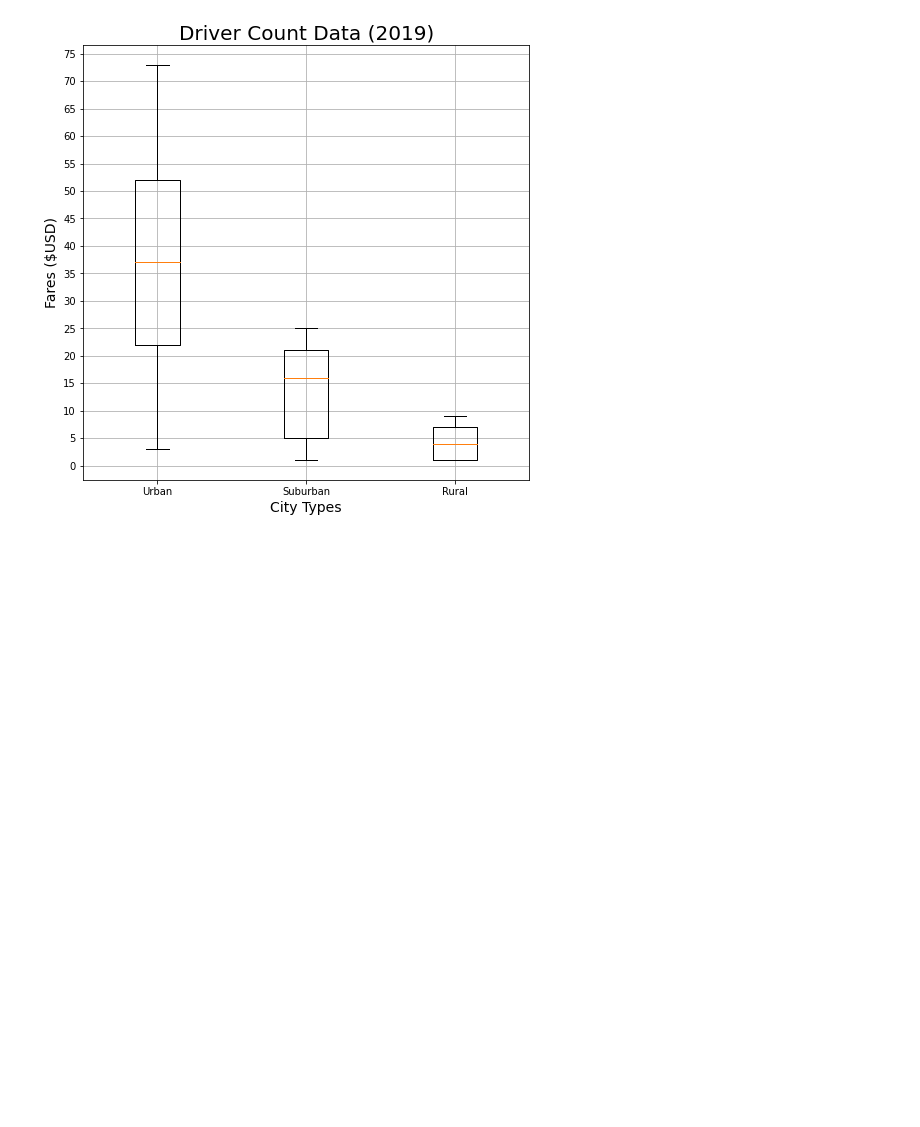
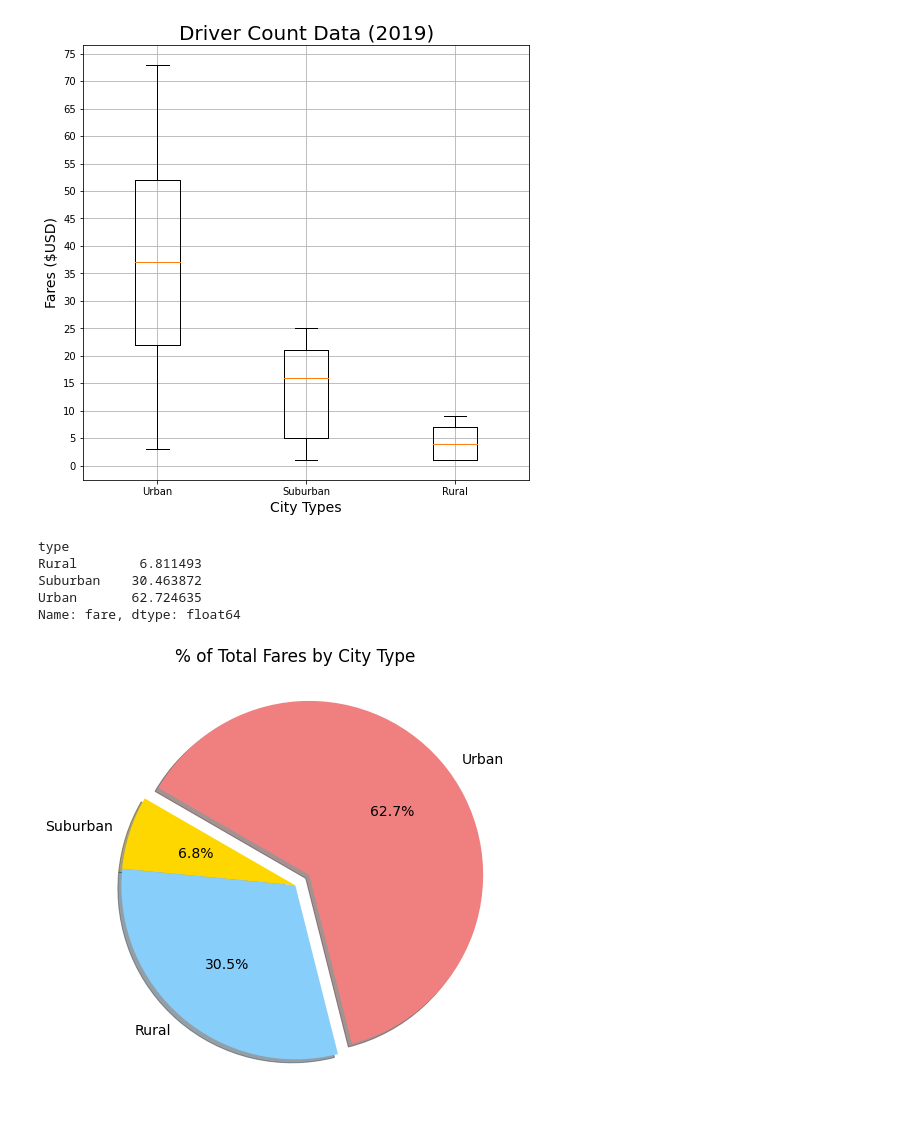
Before and after one commit to RichardYDepestre/Module-05_PyBer-with-Matplotlib, a Jupyter notebook: PyBer.ipynb, the cells around one changed output. Drawn from its saved outputs; the diff is of its cells as text; code cells hidden in the pictures; blank space fills up the shorter version.

Commit message:
checking in first pie re: percentage of fares by city type
checking in first pie re: percentage of fares by city type

```diff
--- a/PyBer.ipynb
+++ b/PyBer.ipynb
@@ -826,3 +826,51 @@ plt.show()
 # The average number of drivers in rural cities is nine to four times less per city
 # than in urban and suburban cities, respectively. By looking at the driver count data
 # and fare data, can you get a sense of the overall revenue?
+# %%
+# get the percentage of fares for each city type [5.5.1]
+# To create this pie chart, we will need to do the following:
+    # Get the total fares for each city type.
+    # Get the total for all the fares for all the city types.
+    # Calculate the percentage of the total fares for each city type.
+# sum_fares_by_type = pyber_data_df.groupby(["type"]).sum()["fare"]
+# print(f"sum fares by type\t{sum_fares_by_type}")
+# total_fares = pyber_data_df['fare'].sum()
+# print(f"total fares\t{total_fares}")
+# # percentage of fare for each city type
+# type_percents = round(sum_fares_by_type/total_fares * 100, 2)
+
+type_percents = 100*pyber_data_df.groupby(["type"]).sum()["fare"] / pyber_data_df["fare"].sum()
+type_percents
+# %% [output]
+type
+Rural        6.811493
+Suburban    30.463872
+Urban       62.724635
+Name: fare, dtype: float64
+# %%
+# create pie chart for the percentage of fares by city type
+# To create a pie chart with the plt.pie() function, we need an array that contains the values
+# and labels we are plotting.
+
+pie_bouf = [0, 0, 0.1]
+pie_tint = ["gold", "lightskyblue", "lightcoral"]
+#
+plt.subplots(figsize=(8, 8))
+plt.pie(
+    type_percents,
+    labels=["Suburban", "Rural", "Urban"],
+    explode=pie_bouf,
+    colors=pie_tint,
+    shadow=True,
+    startangle=150, autopct='%.1f%%'
+)
+# title
+import matplotlib as mpl
+plt.title("% of Total Fares by City Type")
+mpl.rcParams['font.size'] = 14
+#
+# figure to file
+plt.savefig("analysis/Fig5.png")
+plt.show()
+# %% [output]
+[figure, added]
```
